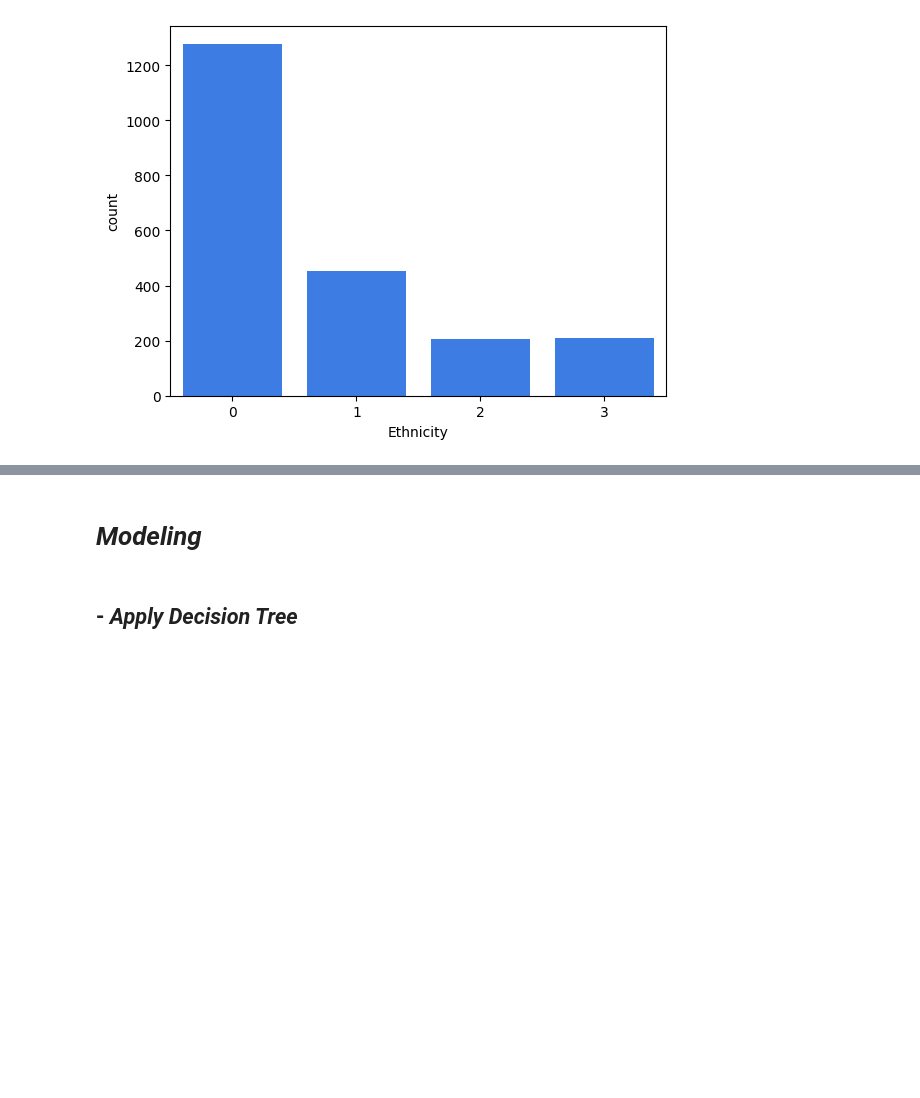
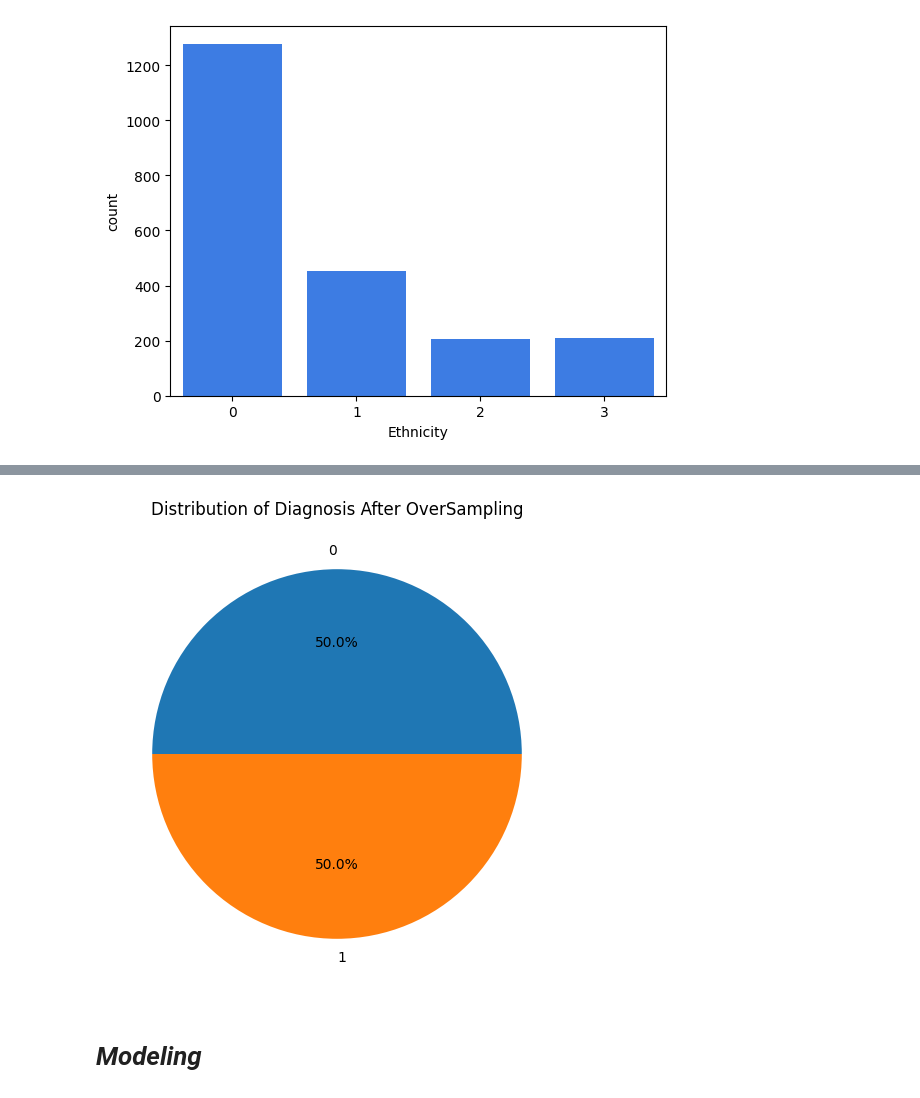
Before and after one commit to AhmedHE50/Alzheimer-s-Disease, a Jupyter notebook: Project_notebook.ipynb, the cells around one changed output, grey strips where cells are left out. Saved outputs shown, nothing was run; the diff lists cells and outputs as text; code cells hidden in the pictures; blank space fills up the shorter version.

```diff
--- a/Project_notebook.ipynb
+++ b/Project_notebook.ipynb
@@ -185,2 +222,22 @@ plt.show()
+# %%
+# Assuming 'Diagnosis' is your target variable
+X = df.drop('Diagnosis', axis=1)
+y = df['Diagnosis']
+
+# Convert categorical features to numerical using one-hot encoding
+X = pd.get_dummies(X, drop_first=True)
+
+smote = SMOTE(random_state=42)
+X_balanced, y_balanced = smote.fit_resample(X, y)
+
+df_balanced = pd.DataFrame(X_balanced, columns=X.columns)
+df_balanced['Diagnosis'] = y_balanced
+# %%
+plt.figure(figsize=(8, 6))
+plt.pie(df_balanced['Diagnosis'].value_counts(), labels=df_balanced['Diagnosis'].unique(), autopct='%1.1f%%')
+plt.title('Distribution of Diagnosis After OverSampling')
+plt.show()
+# %% [output]
+[figure, added]
 # %% [markdown]
 # *Modeling*
@@ -192,2 +243,0 @@ X_train, X_test, y_train, y_test = train_test_split(X, y, test_size=0.25, random
-# %% [markdown]
-## - *Apply Decision Tree*
```
Also changed, not shown: parts of 52 cells of this notebook.
